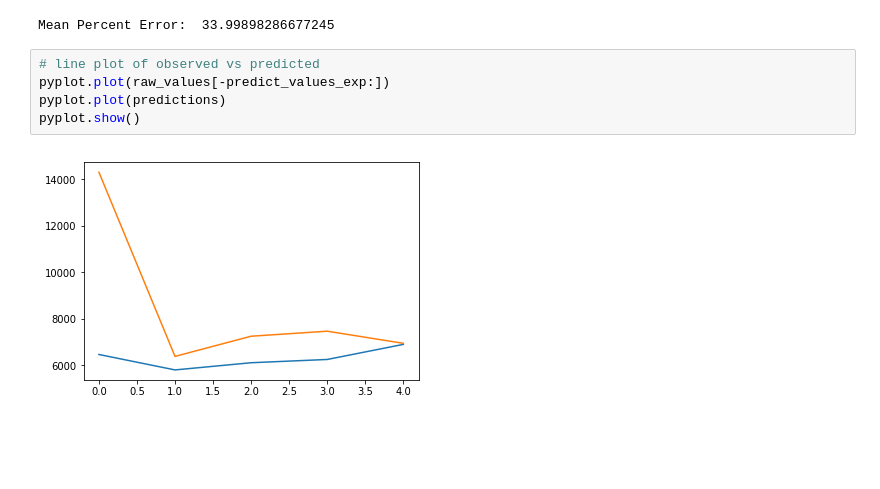
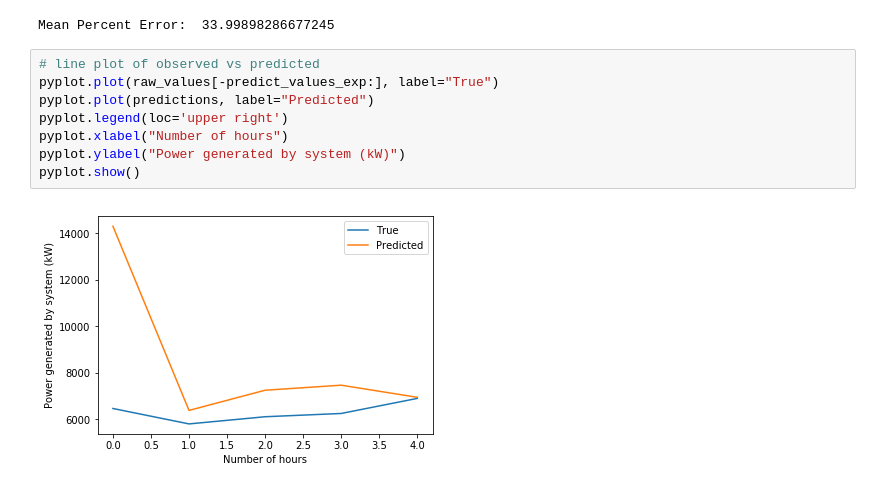
Before and after one commit to ShashwatArghode/Wind-Energy-Prediction-using-LSTM, a Jupyter notebook: Exp4-Prediction-Batch 1-5 hour.ipynb, the cells around one changed output. Saved outputs shown, nothing was run; the diff lists cells and outputs as text; blank space fills up the shorter version.

Commit message:
Added legends

```diff
--- a/Exp4-Prediction-Batch 1-5 hour.ipynb
+++ b/Exp4-Prediction-Batch 1-5 hour.ipynb
@@ -191,8 +191,11 @@ print("Mean Percent Error: ",(np.mean(np.abs((expectations - predictions) / expe
 Mean Percent Error:  33.99898286677245
 # %%
 # line plot of observed vs predicted
-pyplot.plot(raw_values[-predict_values_exp:])
-pyplot.plot(predictions)
+pyplot.plot(raw_values[-predict_values_exp:], label="True")
+pyplot.plot(predictions, label="Predicted")
+pyplot.legend(loc='upper right')
+pyplot.xlabel("Number of hours")
+pyplot.ylabel("Power generated by system (kW)")
 pyplot.show()
 # %% [output]
-[figure, old version]
+[figure, new version]
```
Also changed, not shown: 1 other file.
